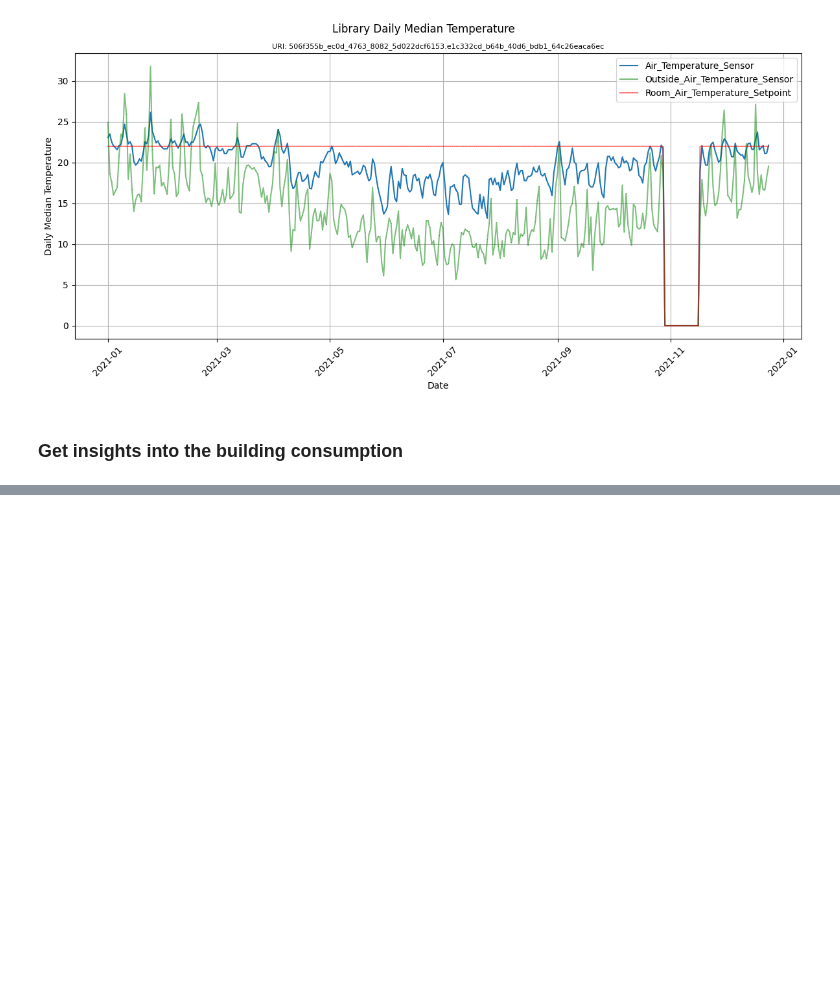
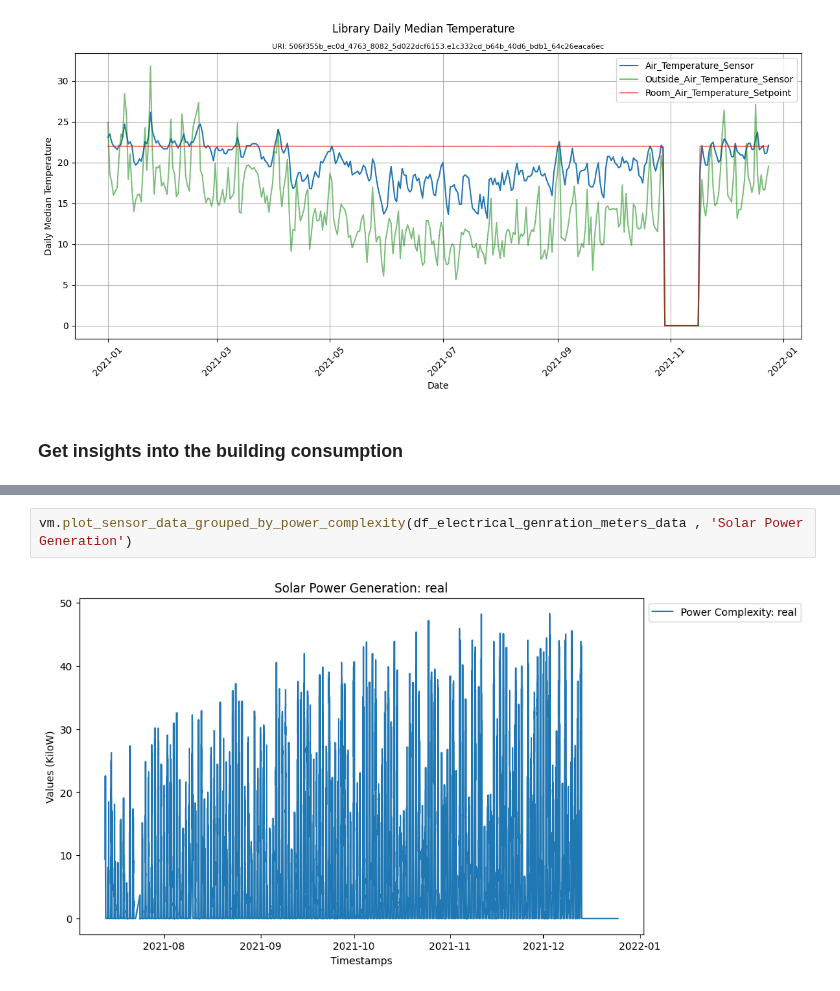
Before and after one commit to Vincent-Morcilla/Building_IoT_Data_Dashboard, a Jupyter notebook: backend/progressive_demo_a.ipynb, the cells around one changed output, grey strips where cells are left out. Cells and saved outputs as stored; diff of their text form; blank space fills up the shorter version.

```diff
--- a/backend/progressive_demo_a.ipynb
+++ b/backend/progressive_demo_a.ipynb
@@ -65,0 +85,4 @@ vm.plot_daily_room_temp(rdflib.term.URIRef('dch:org/df125f8d_93e4_4a4f_bc87_1c4e
+# %%
+vm.plot_sensor_data_grouped_by_power_complexity(df_electrical_genration_meters_data , 'Solar Power Generation')
+# %% [output]
+[figure, added]
```
Also changed, not shown: parts of 8 cells of this notebook, 3 other files.
